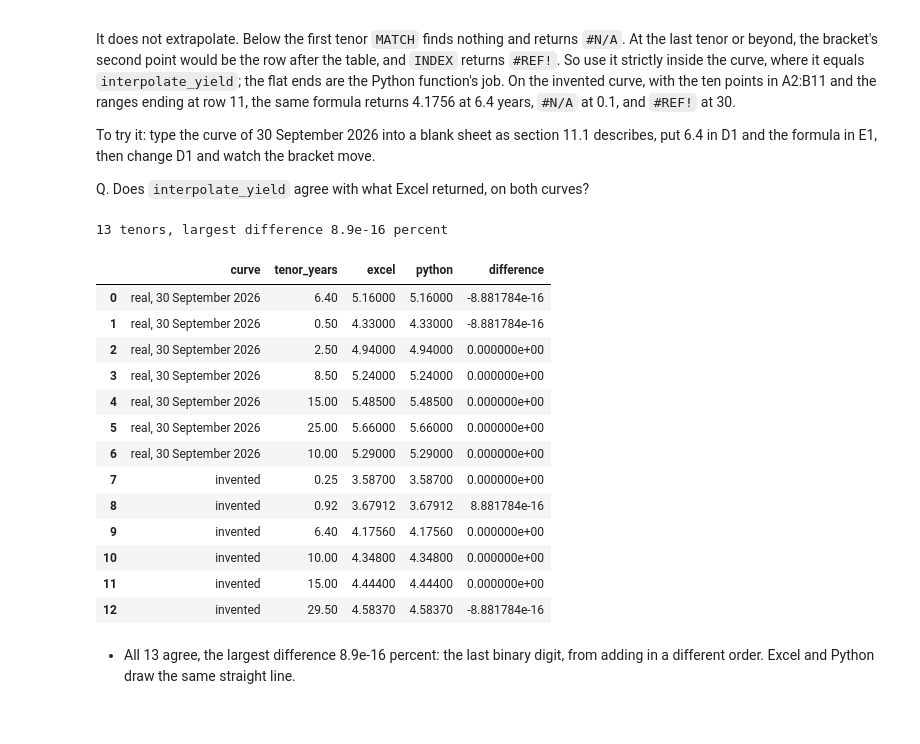
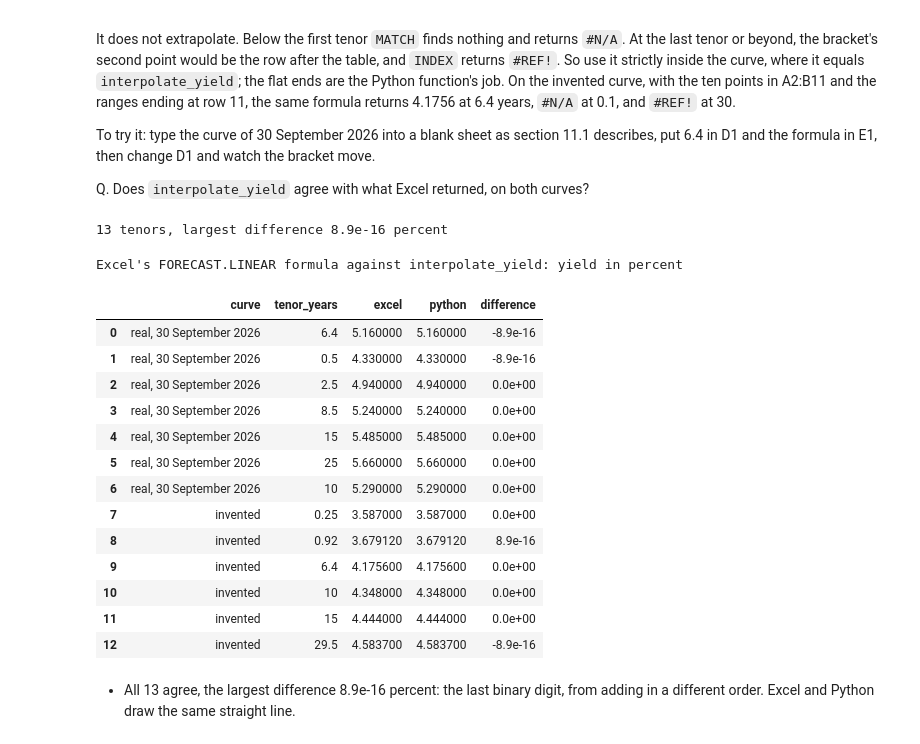
Before and after one commit to lenamonj/python-fixed-income, a Jupyter notebook: course2_bond_math/week3/day1/11_treasury_curve_interpolation.ipynb, the cells around one changed output. Cells and saved outputs as stored; diff of their text form; code cells hidden in the pictures.

```diff
--- a/course2_bond_math/week3/day1/11_treasury_curve_interpolation.ipynb
+++ b/course2_bond_math/week3/day1/11_treasury_curve_interpolation.ipynb
@@ -1363,10 +1491,13 @@ Q. Chart the gap against the tenor.
 # %%
-fig, ax = plt.subplots(figsize=(8, 4.5))
+fig, ax = plt.subplots()
 ax.plot(grid, gap_bp, label="Formula minus straight lines")
 # a dotted line at each of the ten tenors, where the two agree
 for t in invented_tenors:
     ax.axvline(t, color="grey", linestyle=":", linewidth=0.8)
 ax.axhline(0, color="black", linewidth=0.8)
+# mark the largest gap
+ax.annotate(f"Largest: {gap_bp.max():.2f} bp at {grid[gap_bp.argmax()]:.2f} years", (grid[gap_bp.argmax()], gap_bp.max()),
+            textcoords="offset points", xytext=(-190, -5), arrowprops={"arrowstyle": "->"})
 ax.set_title("Invented curve: the formula against straight lines through ten tenors")
 ax.set_xlabel("Tenor (years)")
 ax.set_ylabel("Gap (basis points)")
@@ -1410,36 +1541,39 @@ Q. Does `interpolate_yield` agree with what Excel returned, on both curves?
 # %%
 # what Excel's formula returned (tested in Excel): tenor in years -> yield in percent
 excel_real = {6.4: 5.160000000000001, 0.5: 4.330000000000001, 2.5: 4.9399999999999995, 8.5: 5.24, 15: 5.484999999999999, 25: 5.66, 10: 5.29}
 excel_invented = {0.25: 3.587, 0.92: 3.6791199999999993, 6.4: 4.1756, 10.0: 4.348, 15.0: 4.444, 29.5: 4.583700000000001}
 
 rows = []
 for curve_name, excel_values, tenors_, yields_ in [("real, 30 September 2026", excel_real, real_tenors, real_yields),
                                                   ("invented", excel_invented, invented_tenors, invented_yields)]:
     for t, excel_value in excel_values.items():
         python_value = bondmath.interpolate_yield(t, tenors_, yields_)
         rows.append({"curve": curve_name, "tenor_years": t, "excel": excel_value, "python": python_value,
                      "difference": python_value - excel_value})
 
 answer_key = pd.DataFrame(rows)
 assert answer_key["difference"].abs().max() < 1e-12, "a tenor differs from Excel"
 print(f"{len(answer_key)} tenors, largest difference {answer_key['difference'].abs().max():.1e} percent")
-answer_key
+(answer_key.style
+    .format({"tenor_years": "{:g}", "excel": "{:.6f}", "python": "{:.6f}", "difference": "{:.1e}"})
+    .set_caption("Excel's FORECAST.LINEAR formula against interpolate_yield: yield in percent"))
 # %% [output]
 13 tenors, largest difference 8.9e-16 percent
+Excel's FORECAST.LINEAR formula against interpolate_yield: yield in percent
 |  | curve | tenor_years | excel | python | difference |
-| 0 | real, 30 September 2026 | 6.40 | 5.16000 | 5.16000 | -8.881784e-16 |
-| 1 | real, 30 September 2026 | 0.50 | 4.33000 | 4.33000 | -8.881784e-16 |
-| 2 | real, 30 September 2026 | 2.50 | 4.94000 | 4.94000 | 0.000000e+00 |
-| 3 | real, 30 September 2026 | 8.50 | 5.24000 | 5.24000 | 0.000000e+00 |
-| 4 | real, 30 September 2026 | 15.00 | 5.48500 | 5.48500 | 0.000000e+00 |
-| 5 | real, 30 September 2026 | 25.00 | 5.66000 | 5.66000 | 0.000000e+00 |
-| 6 | real, 30 September 2026 | 10.00 | 5.29000 | 5.29000 | 0.000000e+00 |
-| 7 | invented | 0.25 | 3.58700 | 3.58700 | 0.000000e+00 |
-| 8 | invented | 0.92 | 3.67912 | 3.67912 | 8.881784e-16 |
-| 9 | invented | 6.40 | 4.17560 | 4.17560 | 0.000000e+00 |
-| 10 | invented | 10.00 | 4.34800 | 4.34800 | 0.000000e+00 |
-| 11 | invented | 15.00 | 4.44400 | 4.44400 | 0.000000e+00 |
-| 12 | invented | 29.50 | 4.58370 | 4.58370 | -8.881784e-16 |
+| 0 | real, 30 September 2026 | 6.4 | 5.160000 | 5.160000 | -8.9e-16 |
+| 1 | real, 30 September 2026 | 0.5 | 4.330000 | 4.330000 | -8.9e-16 |
+| 2 | real, 30 September 2026 | 2.5 | 4.940000 | 4.940000 | 0.0e+00 |
+| 3 | real, 30 September 2026 | 8.5 | 5.240000 | 5.240000 | 0.0e+00 |
+| 4 | real, 30 September 2026 | 15 | 5.485000 | 5.485000 | 0.0e+00 |
+| 5 | real, 30 September 2026 | 25 | 5.660000 | 5.660000 | 0.0e+00 |
+| 6 | real, 30 September 2026 | 10 | 5.290000 | 5.290000 | 0.0e+00 |
+| 7 | invented | 0.25 | 3.587000 | 3.587000 | 0.0e+00 |
+| 8 | invented | 0.92 | 3.679120 | 3.679120 | 8.9e-16 |
+| 9 | invented | 6.4 | 4.175600 | 4.175600 | 0.0e+00 |
+| 10 | invented | 10 | 4.348000 | 4.348000 | 0.0e+00 |
+| 11 | invented | 15 | 4.444000 | 4.444000 | 0.0e+00 |
+| 12 | invented | 29.5 | 4.583700 | 4.583700 | -8.9e-16 |
 # %% [markdown]
 * All 13 agree, the largest difference 8.9e-16 percent: the last binary digit, from adding in a different order. Excel and Python draw the same straight line.
 # %% [markdown]
```
Also changed, not shown: parts of 30 cells of this notebook, 2 other files.
